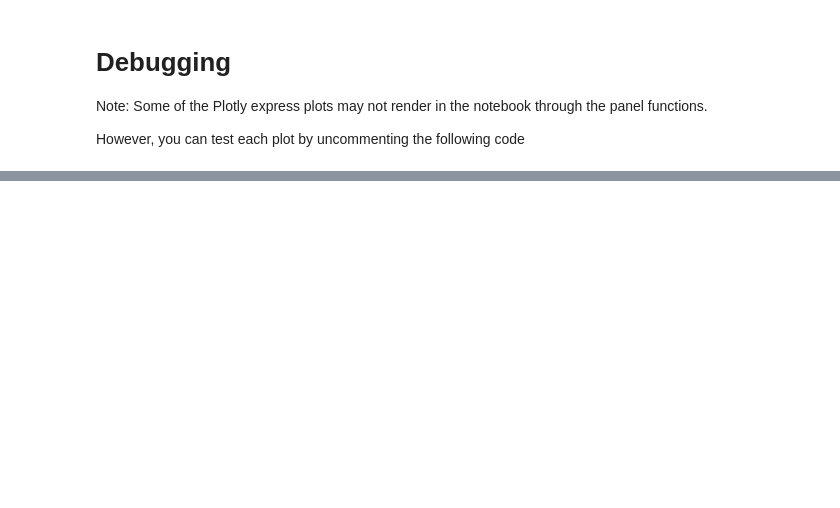
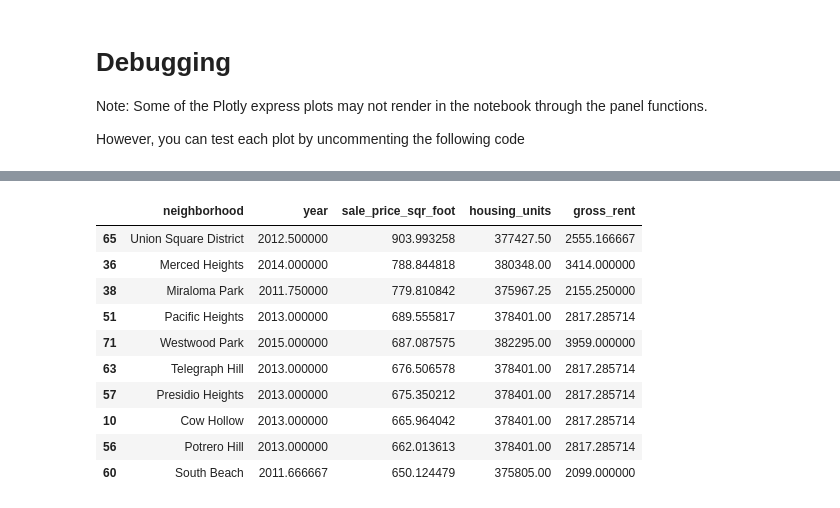
Before and after one commit to jcarlosusa/pyviz_homework, a Jupyter notebook: dashboard.ipynb, the cells around one changed output, grey strips where cells are left out. Cells and saved outputs as stored; diff of their text form; code cells hidden in the pictures; blank space fills up the shorter version.

```diff
--- a/dashboard.ipynb
+++ b/dashboard.ipynb
@@ -154,0 +386,18 @@ However, you can test each plot by uncommenting the following code
+# %%
+# top_most_expensive_neighborhoods()
+
+mean_neighbor = sfo_mean.sort_values(by='sale_price_sqr_foot', ascending=False)
+top_10_expens = mean_neighbor.head(10)
+top_10_expens
+# %% [output]
+|  | neighborhood | year | sale_price_sqr_foot | housing_units | gross_rent |
+| 65 | Union Square District | 2012.500000 | 903.993258 | 377427.50 | 2555.166667 |
+| 36 | Merced Heights | 2014.000000 | 788.844818 | 380348.00 | 3414.000000 |
+| 38 | Miraloma Park | 2011.750000 | 779.810842 | 375967.25 | 2155.250000 |
+| 51 | Pacific Heights | 2013.000000 | 689.555817 | 378401.00 | 2817.285714 |
+| 71 | Westwood Park | 2015.000000 | 687.087575 | 382295.00 | 3959.000000 |
+| 63 | Telegraph Hill | 2013.000000 | 676.506578 | 378401.00 | 2817.285714 |
+| 57 | Presidio Heights | 2013.000000 | 675.350212 | 378401.00 | 2817.285714 |
+| 10 | Cow Hollow | 2013.000000 | 665.964042 | 378401.00 | 2817.285714 |
+| 56 | Potrero Hill | 2013.000000 | 662.013613 | 378401.00 | 2817.285714 |
+| 60 | South Beach | 2011.666667 | 650.124479 | 375805.00 | 2099.000000 |
```
Also changed, not shown: parts of 27 cells of this notebook.
